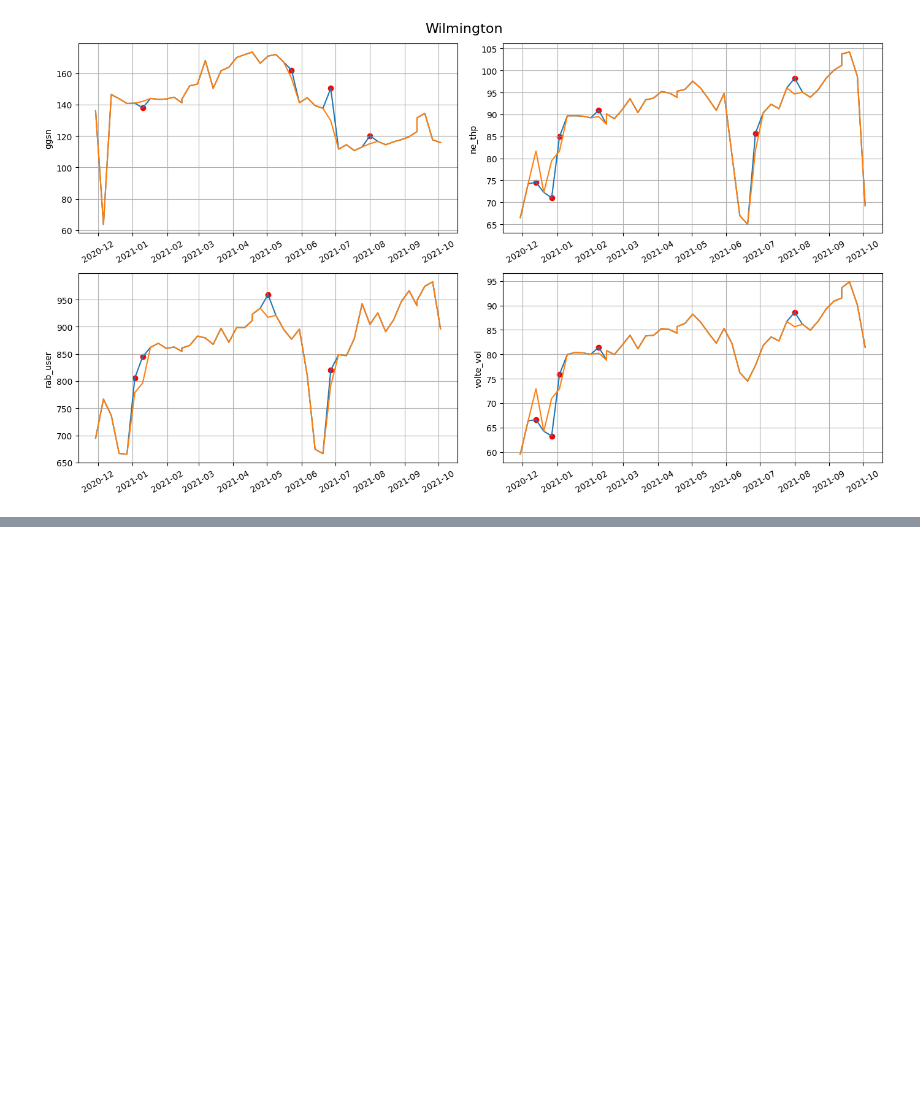
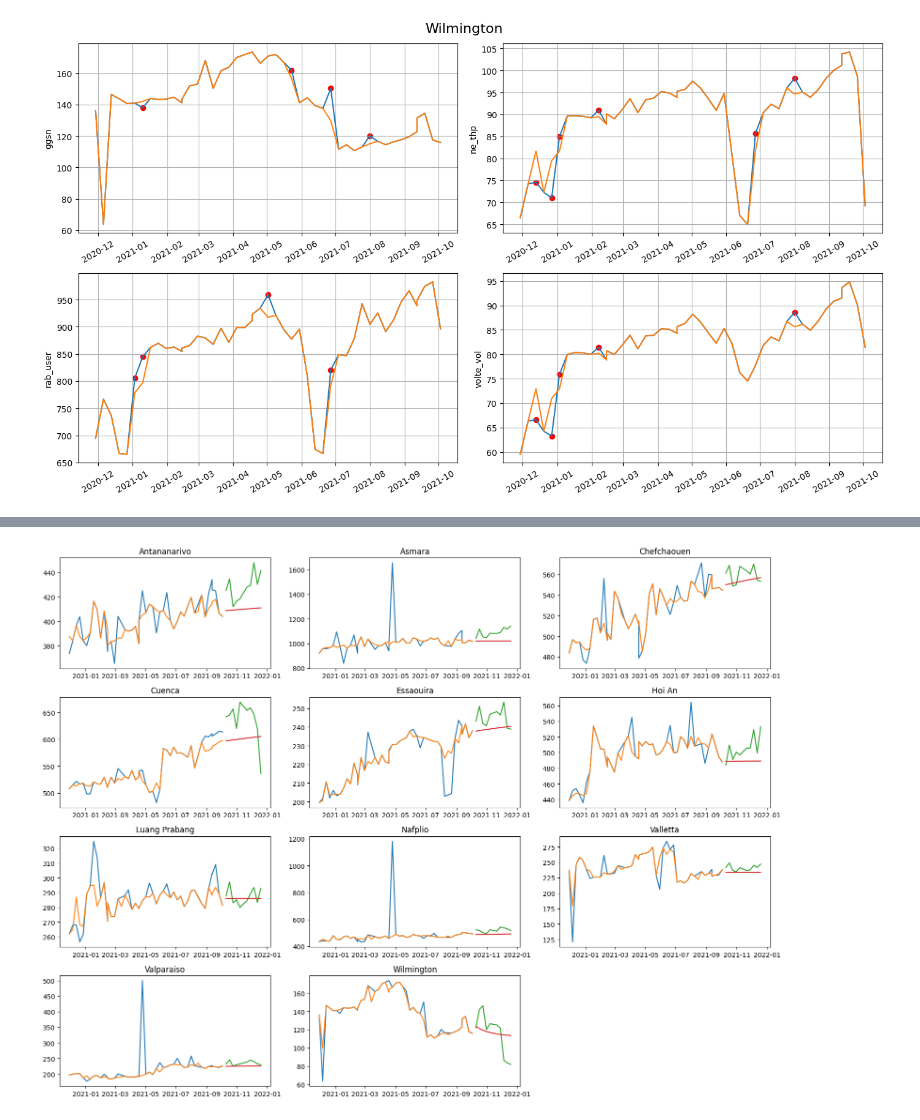
Before and after one commit to iddzzz/ggsn-thp-forecasting, a Jupyter notebook: ggsn-thp-forecasting.ipynb, the cells around one changed output, grey strips where cells are left out. Drawn from its saved outputs; the diff is of its cells as text; code cells hidden in the pictures; blank space fills up the shorter version.

```diff
--- a/ggsn-thp-forecasting.ipynb
+++ b/ggsn-thp-forecasting.ipynb
@@ -434,0 +493,19 @@ plt.show()
+# %%
+for area in dictdf_out2.keys():
+    ets_mod = ETSModel(dictdf_out2[area][col_ggsn],
+                      error="add",
+                      trend='add',
+                      seasonal=None,
+                      seasonal_periods=None,
+                      damped_trend=True,
+                      # bounds=bounds
+                      )
+
+    ets_fit = ets_mod.fit(maxiter=10000, disp=0)
+
+    # dictdf_out[col_ggsn] = ets_fit.fittedvalues
+
+    dictdf_predval[area][col_ggsn] = ets_fit.forecast(steps=dictdf_predval[area].shape[0]).values
+    dictdf_test[area] = dictdf_test[area].merge(dictdf_predval[area], on=col_date, how='left', suffixes=('', '_val'))
+
+dictdf_test[area].head()
@@ -434,0 +519,10 @@ plt.show()
+# %%
+dfmape = []
+
+for area in dictdf_test.keys():
+    dfmape.append({
+        'area': area,
+        'mape_ets': mean_absolute_percentage_error(dictdf_test[area][col_ggsn], dictdf_test[area][f'{col_ggsn}_val'])
+    })
+dfmape = pd.DataFrame(dfmape)
+dfmape
@@ -434,0 +542,13 @@ plt.show()
+# %%
+plt.figure(figsize=(16, 12))
+for i, area in enumerate(dictdf_test.keys()):
+    ax = plt.subplot(4, 3, i + 1)
+    ax.plot(dictdf[area][col_date], dictdf[area][col_ggsn])
+    ax.plot(dictdf_out2[area][col_date], dictdf_out2[area][col_ggsn])
+    ax.plot(dictdf_test[area][col_date], dictdf_test[area][col_ggsn])
+    ax.plot(dictdf_test[area][col_date], dictdf_test[area][f'{col_ggsn}_val'])
+    ax.set_title(area)
+plt.tight_layout()
+plt.show()
+# %% [output]
+[figure, added]
```
Also changed, not shown: parts of 12 cells of this notebook.
